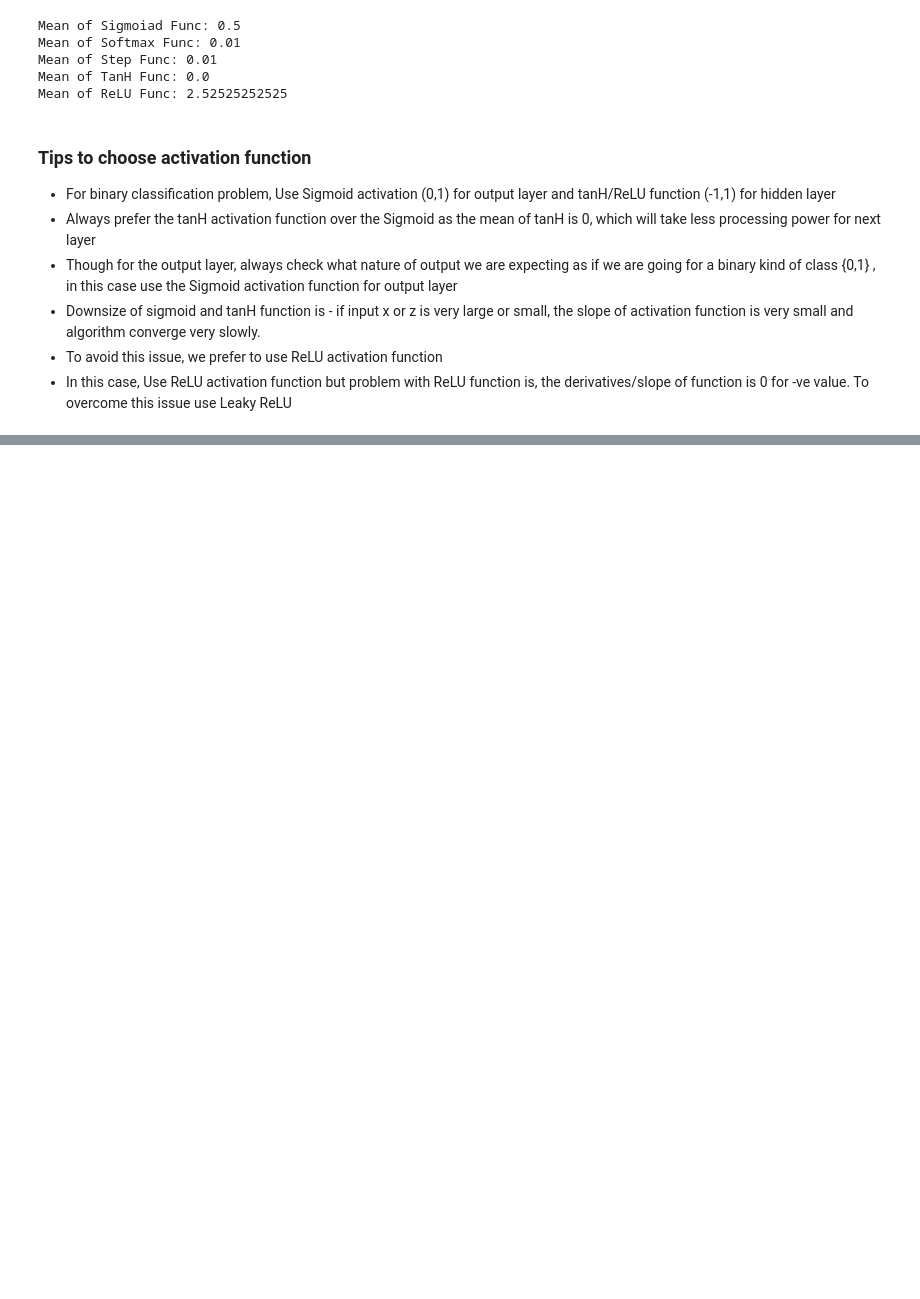
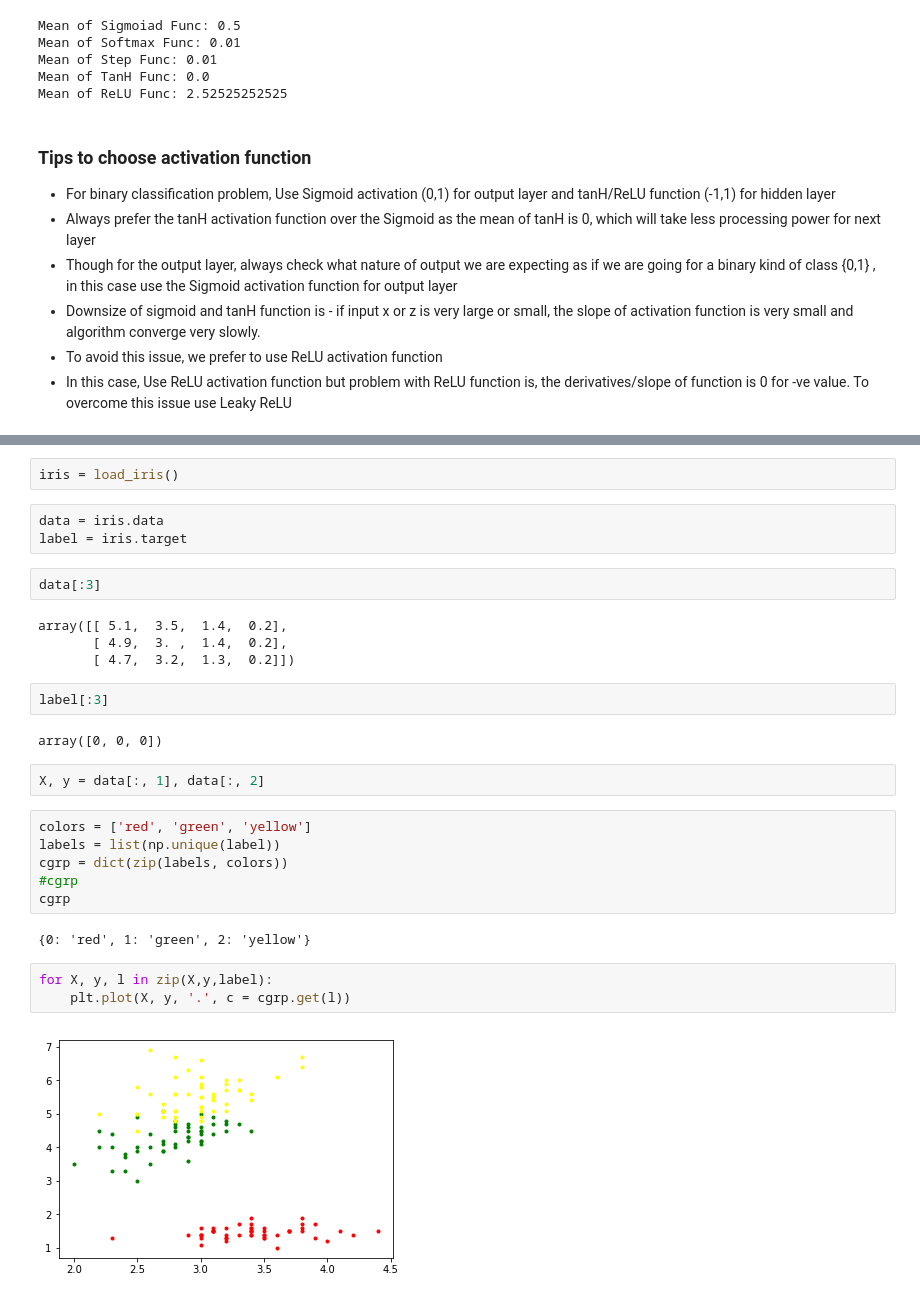
Before and after one commit to atulsingh0/DeepLearning, a Jupyter notebook: NN-DL/Activation_Functions.ipynb, the cells around one changed output, grey strips where cells are left out. Drawn from its saved outputs; the diff is of its cells as text; blank space fills up the shorter version.

```diff
--- a/NN-DL/Activation_Functions.ipynb
+++ b/NN-DL/Activation_Functions.ipynb
@@ -85,0 +91,30 @@ Mean of ReLU Func: 2.52525252525
+# %%
+iris = load_iris()
+# %%
+data = iris.data
+label = iris.target
+# %%
+data[:3]
+# %% [output]
+array([[ 5.1,  3.5,  1.4,  0.2],
+       [ 4.9,  3. ,  1.4,  0.2],
+       [ 4.7,  3.2,  1.3,  0.2]])
+# %%
+label[:3]
+# %% [output]
+array([0, 0, 0])
+# %%
+X, y = data[:, 1], data[:, 2]
+# %%
+colors = ['red', 'green', 'yellow']
+labels = list(np.unique(label))
+cgrp = dict(zip(labels, colors))
+#cgrp
+cgrp
+# %% [output]
+{0: 'red', 1: 'green', 2: 'yellow'}
+# %%
+for X, y, l in zip(X,y,label):
+    plt.plot(X, y, '.', c = cgrp.get(l))
+# %% [output]
+[figure, added]
```
Also changed, not shown: parts of 2 cells of this notebook, 2 other files.
